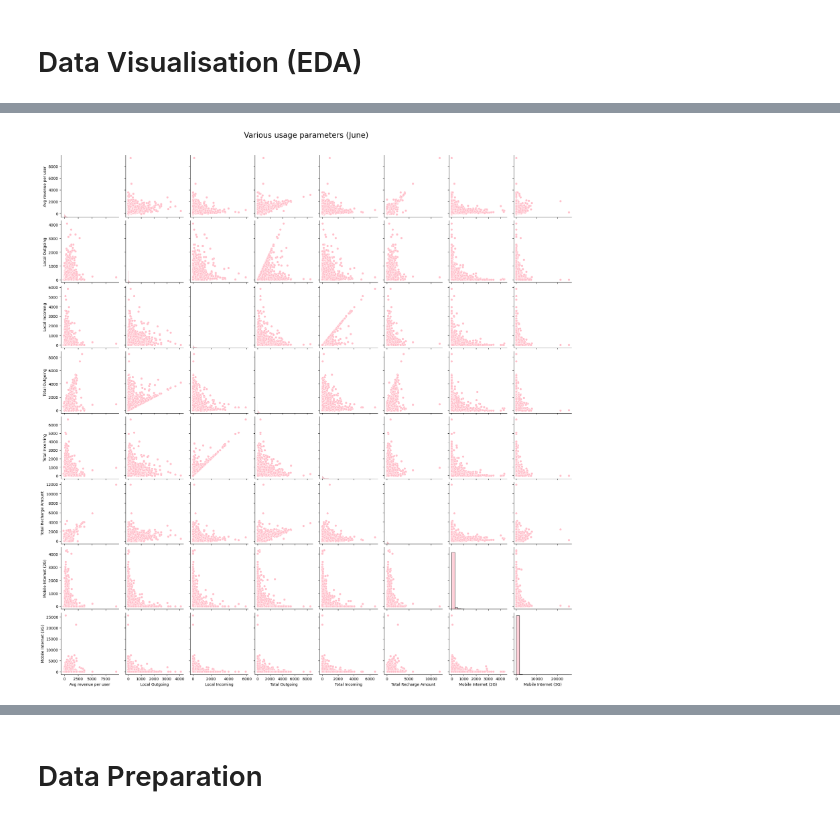
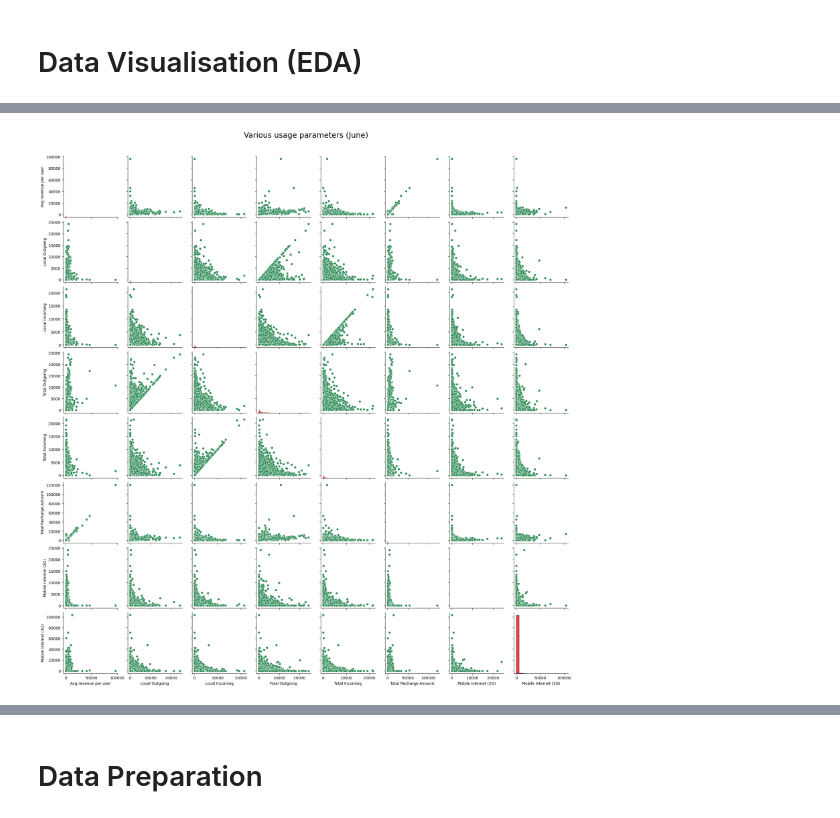
Before and after one commit to rohit-agg/TelecomChurnCaseStudy, a Jupyter notebook: Rohit_Aggarwal.ipynb, the cells around one changed output, grey strips where cells are left out. Cells and saved outputs as stored; diff of their text form; code cells hidden in the pictures.

```diff
--- a/Rohit_Aggarwal.ipynb
+++ b/Rohit_Aggarwal.ipynb
@@ -438,0 +460,20 @@ create_days_since_last_recharge(train_data)
+# %%
+# Create columns for totals of various statistics list minutes of usage, average revenue etc
+totals_column = lambda data, column: data[column + '_6'] + data[column + '_7'] + data[column + '_8']
+
+# Create column for calculating average change in statistics between June and August
+average_change_column = lambda data, column: (data[column + '_8'] - data[column + '_6']) / 2
+
+# Drop columns for which data has been generated
+drop_column = lambda data, column: data.drop([column + '_6', column + '_7', column + '_8'], axis = 1)
+
+def create_totals_average_change_column(data) :
+    for column in ['arpu', 'onnet_mou', 'offnet_mou', 'loc_og_mou', 'std_og_mou', 'isd_og_mou', 'spl_og_mou', 'og_others', 'total_og_mou',
+                   'loc_ic_mou', 'std_ic_mou', 'isd_ic_mou', 'spl_ic_mou', 'ic_others', 'total_ic_mou', 'vol_2g_mb', 'vol_3g_mb',
+                  'monthly_2g', 'sachet_2g', 'monthly_3g', 'sachet_3g', 'total_rech_num', 'total_rech_amt']:
+        data[column + '_total'] = totals_column(data, column)
+        data[column + '_avg_change'] = average_change_column(data, column)
+        data = drop_column(data, column)
+    return data
+
+create_totals_column(train_data)
@@ -441,6 +496,7 @@ create_days_since_last_recharge(train_data)
 def create_and_modify_columns(data):
     data = convert_data_to_datetime(data)
     data = create_days_since_last_recharge(data)
+    data = create_totals_average_change_column(data)
     return data
 
 train_data = create_and_modify_columns(train_data)
@@ -620,8 +808,7 @@ draw_box_plots([3, 4], train_data, features)
 # %%
 # Removing outliers for various columns where data is beyond 97% quantile
 remove_outlier = lambda data, column: data[data[column] < data[column].quantile(0.97)]
-columns = ["aon", "arpu_8", "loc_og_mou_8", "loc_ic_mou_8", "total_og_mou_8", "total_ic_mou_8", "total_rech_amt_8", "vol_2g_mb_8",
-           "vol_3g_mb_8"]
+columns = ["aon", "arpu_total"]
 for column in columns:
     train_data = remove_outlier(train_data, column)
 
@@ -684,16 +865,16 @@ def draw_pair_plot(data, features, title):
 # %%
 # Pair plot for cnt against calendar parameters like year, weekday etc
 features = {
-    "arpu_6": "Avg revenue per user",
-    "loc_og_mou_6": "Local Outgoing",
-    "loc_ic_mou_6": "Local Incoming",
-    "total_og_mou_6": "Total Outgoing",
-    "total_ic_mou_6": "Total Incoming",
-    "total_rech_amt_6": "Total Recharge Amount",
-    "vol_2g_mb_6": "Mobile Internet (2G)",
-    "vol_3g_mb_6": "Mobile Internet (3G)"
+    "arpu_total": "Avg revenue per user",
+    "loc_og_mou_total": "Local Outgoing",
+    "loc_ic_mou_total": "Local Incoming",
+    "total_og_mou_total": "Total Outgoing",
+    "total_ic_mou_total": "Total Incoming",
+    "total_rech_amt_total": "Total Recharge Amount",
+    "vol_2g_mb_total": "Mobile Internet (2G)",
+    "vol_3g_mb_total": "Mobile Internet (3G)"
 }
 
 draw_pair_plot(train_data, features, "Various usage parameters (June)")
 # %% [output]
-[figure, old version]
+[figure, new version]
```
Also changed, not shown: parts of 42 cells of this notebook, 9 other files.
